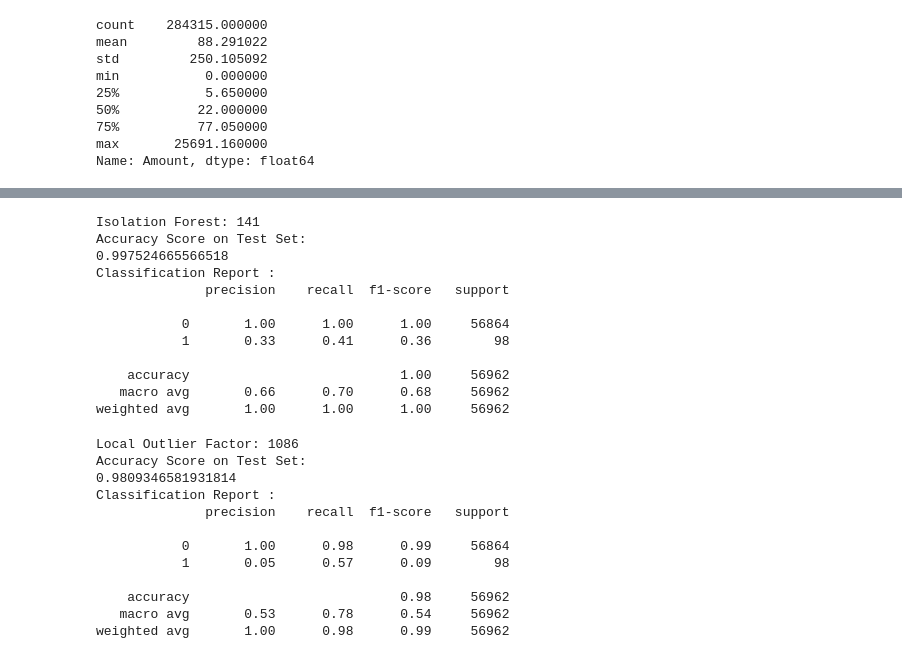
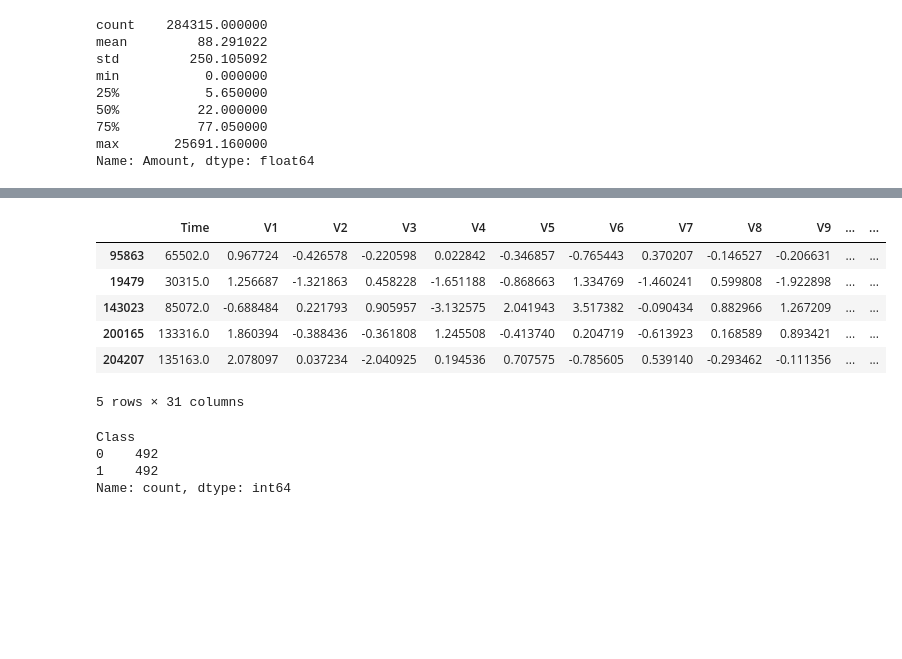
Before and after one commit to binisha-banjara/CODSOFT, a Jupyter notebook: Anamoly Detection/Credit card fraud detection.ipynb, the cells around one changed output, grey strips where cells are left out. Saved outputs shown, nothing was run; the diff lists cells and outputs as text; code cells hidden in the pictures; blank space fills up the shorter version.

```diff
--- a/Anamoly Detection/Credit card fraud detection.ipynb
+++ b/Anamoly Detection/Credit card fraud detection.ipynb
@@ -128,64 +122,22 @@ plt.show()
 # %%
-scaler = StandardScaler()
-data['Amount'] = scaler.fit_transform(data['Amount'].values.reshape(-1, 1))
+normal_sample = normal.sample(n=492)
 # %%
-X = data.drop(['Class'], axis=1)
-Y = data['Class']
-X_train, X_test, y_train, y_test = train_test_split(X, Y, test_size=0.2, random_state=42)
+df1 = pd.concat([normal_sample, fraud], axis=0)
 # %%
-classifiers = {
-    "Isolation Forest": IsolationForest(n_estimators=100, max_samples=len(X_train),
-                                        contamination='auto', random_state=42, verbose=0),
-    "Local Outlier Factor": LocalOutlierFactor(n_neighbors=20, algorithm='auto',
-                                               leaf_size=30, metric='minkowski',
-                                               p=2, novelty=True),
-    "Support Vector Machine": OneClassSVM(kernel='rbf', gamma=0.1, nu=0.05)
-}
+df1.head()
+# %% [output]
+|  | Time | V1 | V2 | V3 | V4 | V5 | V6 | V7 | V8 | V9 | ... | ... |
+| 95863 | 65502.0 | 0.967724 | -0.426578 | -0.220598 | 0.022842 | -0.346857 | -0.765443 | 0.370207 | -0.146527 | -0.206631 | ... | ... |
+| 19479 | 30315.0 | 1.256687 | -1.321863 | 0.458228 | -1.651188 | -0.868663 | 1.334769 | -1.460241 | 0.599808 | -1.922898 | ... | ... |
+| 143023 | 85072.0 | -0.688484 | 0.221793 | 0.905957 | -3.132575 | 2.041943 | 3.517382 | -0.090434 | 0.882966 | 1.267209 | ... | ... |
+| 200165 | 133316.0 | 1.860394 | -0.388436 | -0.361808 | 1.245508 | -0.413740 | 0.204719 | -0.613923 | 0.168589 | 0.893421 | ... | ... |
+| 204207 | 135163.0 | 2.078097 | 0.037234 | -2.040925 | 0.194536 | 0.707575 | -0.785605 | 0.539140 | -0.293462 | -0.111356 | ... | ... |
+5 rows × 31 columns
 # %%
-for clf_name, clf in classifiers.items():
-    if clf_name == "Local Outlier Factor":
-        clf.fit(X_train)
-        y_pred = clf.predict(X_test)
-        scores_prediction = clf.negative_outlier_factor_
-    elif clf_name == "Support Vector Machine":
-        clf.fit(X_train)
-        y_pred = clf.predict(X_test)
-    else:
-        clf.fit(X_train)
-        scores_prediction = clf.decision_function(X_test)
-        y_pred = clf.predict(X_test)
-    y_pred[y_pred == 1] = 0
-    y_pred[y_pred == -1] = 1
-    n_errors = (y_pred != y_test).sum()
-    accuracy = accuracy_score(y_test, y_pred)
-    print("{}: {}".format(clf_name, n_errors))
-    print("Accuracy Score on Test Set:")
-    print(accuracy)
-    print("Classification Report :")
-    print(classification_report(y_test, y_pred))
+df1['Class'].value_counts()
 # %% [output]
-Isolation Forest: 141
-Accuracy Score on Test Set:
-0.997524665566518
-Classification Report :
-              precision    recall  f1-score   support
-
-           0       1.00      1.00      1.00     56864
-           1       0.33      0.41      0.36        98
-
-    accuracy                           1.00     56962
-   macro avg       0.66      0.70      0.68     56962
-weighted avg       1.00      1.00      1.00     56962
+Class
+0    492
+1    492
+Name: count, dtype: int64
-Local Outlier Factor: 1086
-Accuracy Score on Test Set:
-0.9809346581931814
-Classification Report :
-              precision    recall  f1-score   support
-
-           0       1.00      0.98      0.99     56864
-           1       0.05      0.57      0.09        98
-
-    accuracy                           0.98     56962
-   macro avg       0.53      0.78      0.54     56962
-weighted avg       1.00      0.98      0.99     56962
 # %%
```
Also changed, not shown: parts of 18 cells of this notebook.
